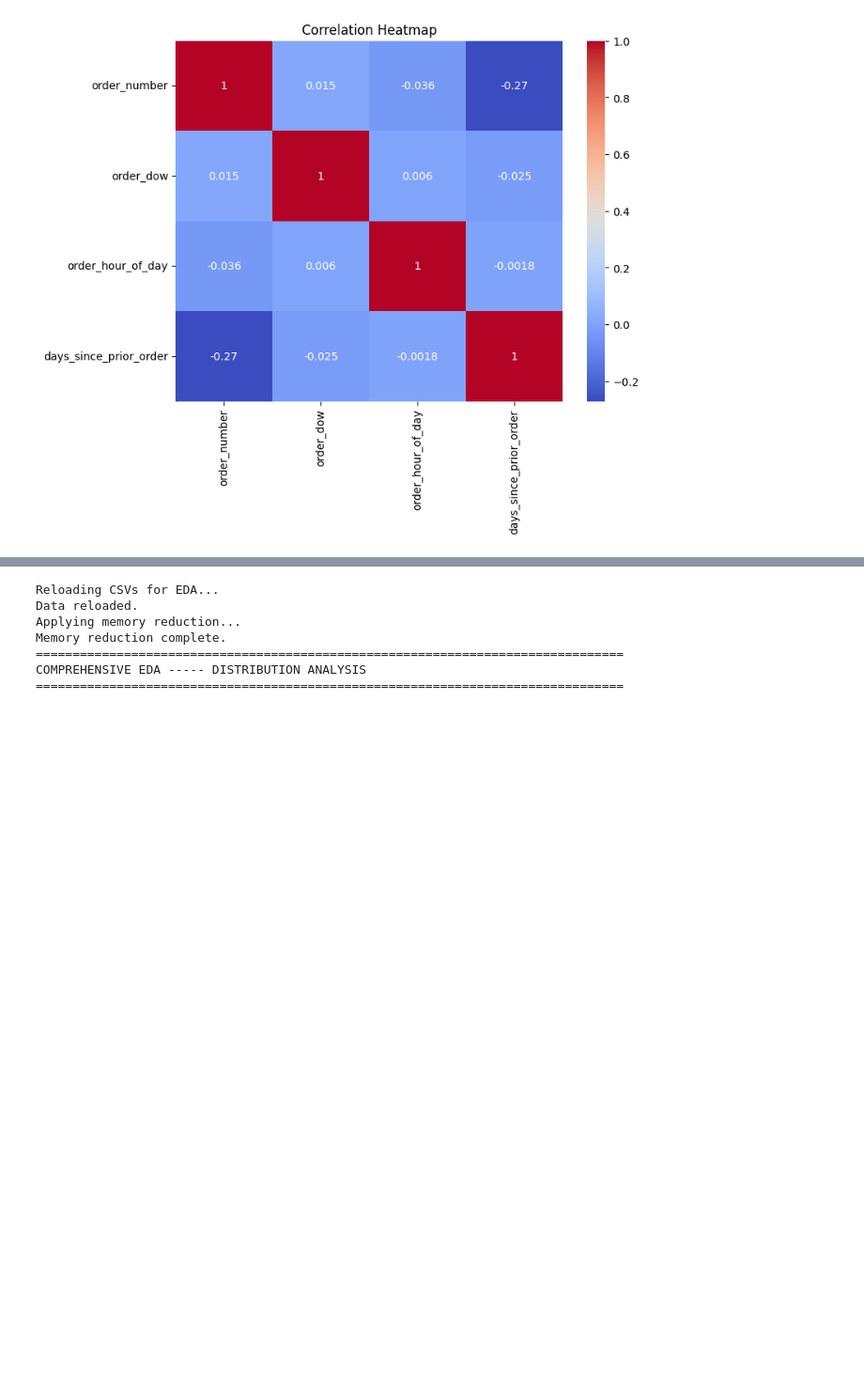
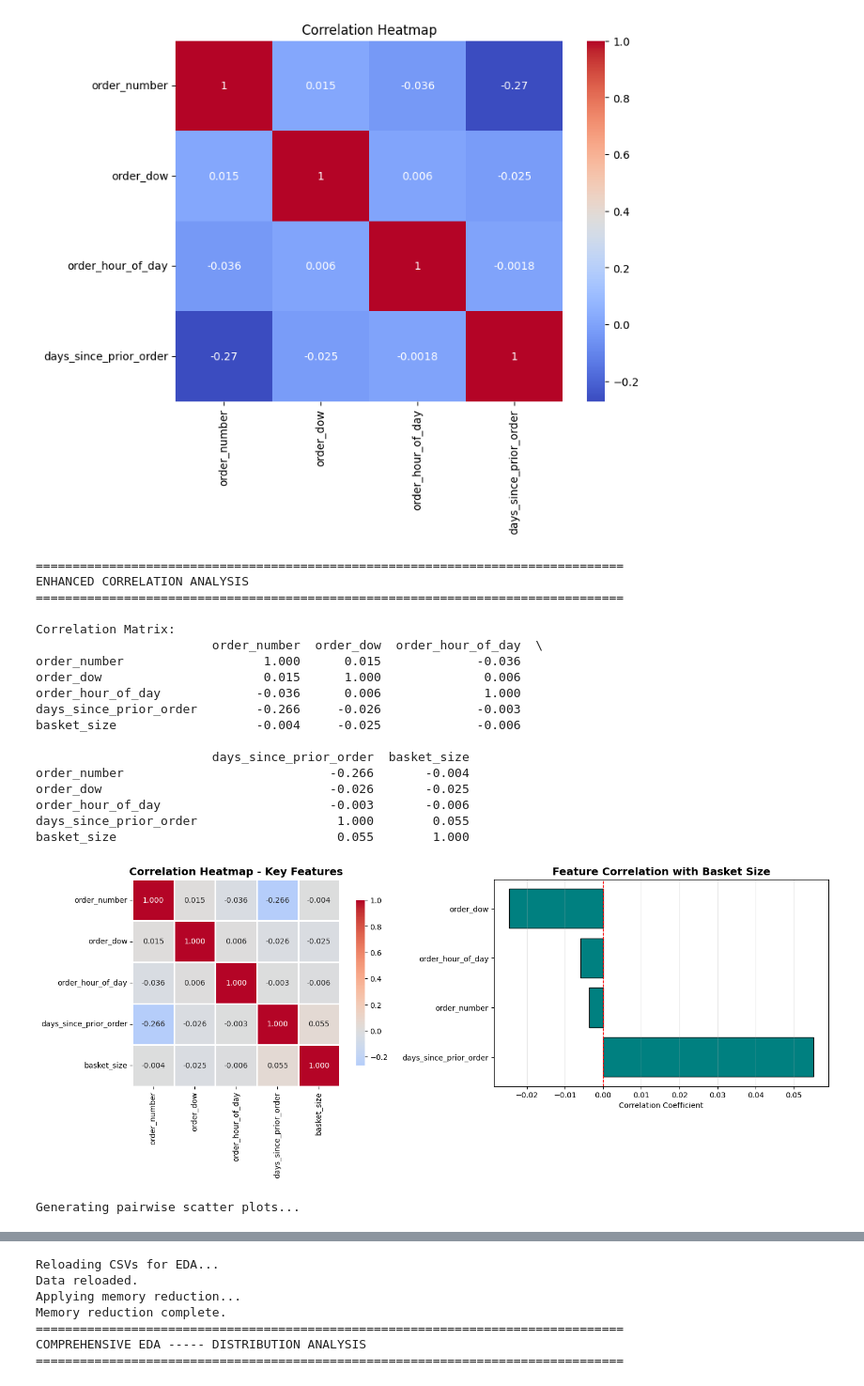
Before and after one commit to DataSnek/ML-Project, a Jupyter notebook: EDA.ipynb, the cells around one changed output, grey strips where cells are left out. Shown at 94% size. Cells and saved outputs as stored; diff of their text form; code cells hidden in the pictures; blank space fills up the shorter version.

```diff
--- a/EDA.ipynb
+++ b/EDA.ipynb
@@ -188,3 +460,70 @@ plt.title("Correlation Heatmap")
 plt.show()
 # %% [output]
 [figure]
+# %%
+print("\n" + "="*80)
+print("ENHANCED CORRELATION ANALYSIS")
+print("="*80)
+
+# Create a richer feature set for correlation
+correlation_features = orders_with_basket[['order_number', 'order_dow', 'order_hour_of_day',
+                                            'days_since_prior_order', 'basket_size']].copy()
+
+# Calculate correlation matrix
+corr_matrix = correlation_features.corr()
+
+print("\nCorrelation Matrix:")
+print(corr_matrix.round(3))
+
+# Visualize correlations
+fig, axes = plt.subplots(1, 2, figsize=(16, 6))
+
+# Heatmap with annotations
+sns.heatmap(corr_matrix, annot=True, fmt='.3f', cmap='coolwarm', center=0,
+           square=True, linewidths=1, cbar_kws={"shrink": 0.8}, ax=axes[0])
+axes[0].set_title('Correlation Heatmap - Key Features', fontsize=14, fontweight='bold')
+
+# Correlation with basket_size (target proxy)
+basket_corr = corr_matrix['basket_size'].sort_values(ascending=False)
+basket_corr = basket_corr[basket_corr.index != 'basket_size']
+axes[1].barh(range(len(basket_corr)), basket_corr.values, color='teal', edgecolor='black')
+axes[1].set_yticks(range(len(basket_corr)))
+axes[1].set_yticklabels(basket_corr.index)
+axes[1].set_xlabel('Correlation Coefficient')
+axes[1].set_title('Feature Correlation with Basket Size', fontsize=14, fontweight='bold')
+axes[1].axvline(0, color='red', linestyle='--', linewidth=1)
+axes[1].grid(alpha=0.3, axis='x')
+
+plt.tight_layout()
+plt.show()
+
+# Pairwise scatter plots for top correlated features
+print("\nGenerating pairwise scatter plots...")
+from pandas.plotting import scatter_matrix
+
+sample_for_scatter = correlation_features.sample(n=5000, random_state=42)
+scatter_matrix(sample_for_scatter, figsize=(14, 14), diagonal='kde',
+              alpha=0.6, marker='.', hist_kwds={'bins': 30})
+plt.suptitle('Pairwise Scatter Matrix - Sampled Data (n=5000)', y=1.0, fontsize=16)
+plt.show()
+# %% [output]
+================================================================================
+ENHANCED CORRELATION ANALYSIS
+================================================================================
+
+Correlation Matrix:
+                        order_number  order_dow  order_hour_of_day  \
+order_number                   1.000      0.015             -0.036
+order_dow                      0.015      1.000              0.006
+order_hour_of_day             -0.036      0.006              1.000
+days_since_prior_order        -0.266     -0.026             -0.003
+basket_size                   -0.004     -0.025             -0.006
+
+                        days_since_prior_order  basket_size
+order_number                            -0.266       -0.004
+order_dow                               -0.026       -0.025
+order_hour_of_day                       -0.003       -0.006
+days_since_prior_order                   1.000        0.055
+basket_size                              0.055        1.000
+[figure, added]
+Generating pairwise scatter plots...
```
Also changed, not shown: parts of 8 cells of this notebook.
